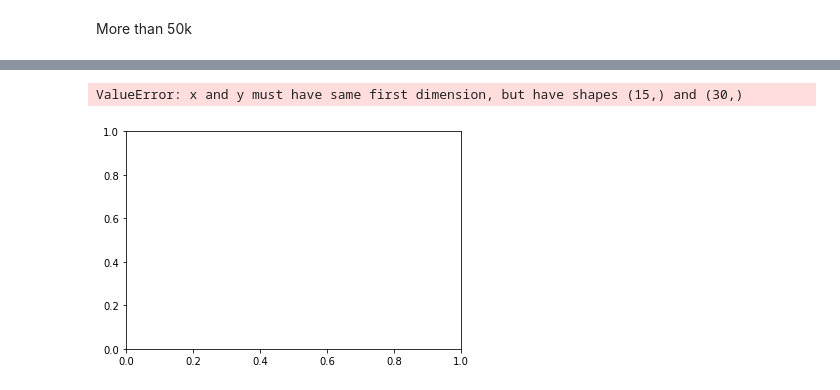
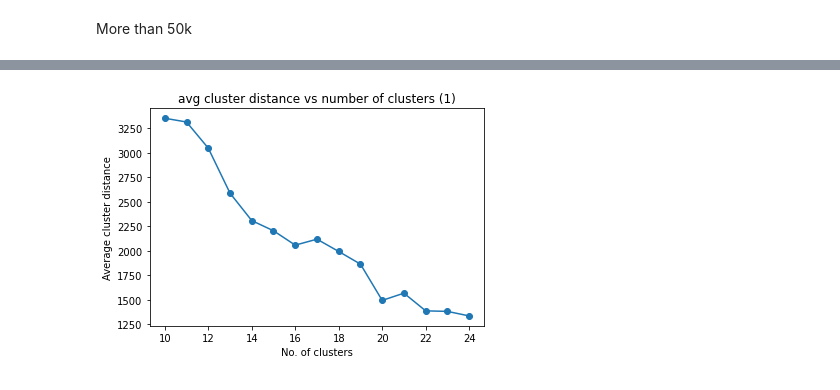
Before and after one commit to samyak19098/ML_Assignments, a Jupyter notebook: ML_Assignment3/Final/Q1.ipynb, the cells around one changed output, grey strips where cells are left out. Saved outputs shown, nothing was run; the diff lists cells and outputs as text; code cells hidden in the pictures.

```diff
--- a/ML_Assignment3/Final/Q1.ipynb
+++ b/ML_Assignment3/Final/Q1.ipynb
@@ -274,8 +237,7 @@ print(num_samples_1, num_samples_2)
 # %% [markdown]
 Normal population data
 # %%
-avg_cluster_distance_byK_1 = {}
-avg_cluster_distance_byN_1 = {}
+avg_cluster_distance_1 = {}
 for k_value in tqdm(range(10, 25)):
 
     print(f'-------- K VALUE = {k_value} --------')
@@ -288,17 +250,13 @@ for k_value in tqdm(range(10, 25)):
     pickle.dump(kmedians_clusterer_1, file)
     file.close()
 
-    avg_dist_byK_1 = kmedians_clusterer_1.get_total_wce() / k_value
-    avg_dist_byN_1 = kmedians_clusterer_1.get_total_wce() / num_samples_1
-
-    avg_cluster_distance_byK_1[k_value] = avg_dist_byK_1
-    avg_cluster_distance_byN_1[k_value] = avg_dist_byN_1
-    print(f'average within cluster distance (byK) = {avg_dist_byK_1}')
-    print(f'average within cluster distance (byN) = {avg_dist_byN_1}')
+    avg_dist_1 = kmedians_clusterer_1.get_total_wce() / k_value
+    avg_cluster_distance_1[k_value] = avg_dist_1
+    print(f'average within cluster distance (byK) = {avg_dist_1}')
 
     clusters_1 = kmedians_clusterer_1.get_clusters()
     medians_1 = kmedians_clusterer_1.get_medians()
-    np.save(f'../model_details/info/clusters_{k_value}_1.npy', np.array(clusters_1))
-    np.save(f'../model_details/info/medians_{k_value}_1.npy', np.array(medians_1))
+    np.save(f'./model_details/info/clusters_{k_value}_1.npy', np.array(clusters_1))
+    np.save(f'./model_details/info/medians_{k_value}_1.npy', np.array(medians_1))
 # %% [output]
 -------- K VALUE = 10 --------
@@ -326,8 +296,7 @@ The same data preprocessing, analysis etc steps have been already performed for
 # %% [markdown]
 More than 50k
 # %%
-avg_cluster_distance_byK_2 = {}
-avg_cluster_distance_byN_2 = {}
+avg_cluster_distance_2 = {}
 
 for k_value in tqdm(range(10, 25)):
     print(f'-------- K VALUE = {k_value} --------')
@@ -336,20 +305,16 @@ for k_value in tqdm(range(10, 25)):
     kmedians_clusterer_2 = kmedians(dim_reduced_data_2, medians_init_2)
     kmedians_clusterer_2.process()
 
-    file = open(f'../model_details/models/kmedians_{k_value}_2.pickle', 'wb')
+    file = open(f'./model_details/models/kmedians_{k_value}_2.pickle', 'wb')
     pickle.dump(kmedians_clusterer_2, file)
     file.close()
 
-    avg_dist_byK_2 = kmedians_clusterer_2.get_total_wce() / k_value
-    avg_dist_byN_2 = kmedians_clusterer_2.get_total_wce() / num_samples_2
-
-    avg_cluster_distance_byK_2[k_value] = avg_dist_byK_2
-    avg_cluster_distance_byN_2[k_value] = avg_dist_byN_2
-    print(f'average within cluster distance (byK) = {avg_dist_byK_2}')
-    print(f'average within cluster distance (byN) = {avg_dist_byN_2}')
+    avg_dist_2 = kmedians_clusterer_2.get_total_wce() / k_value
+    avg_cluster_distance_2[k_value] = avg_dist_2
+    print(f'average within cluster distance= {avg_dist_2}')
     clusters_2 = kmedians_clusterer_2.get_clusters()
     medians_2 = kmedians_clusterer_2.get_medians()
-    np.save(f'../model_info/part_2/clusters/clusters_{k_value}_2.npy', np.array(clusters_2))
-    np.save(f'../model_info/part_2/medians/medians_{k_value}_2.npy', np.array(medians_2))
+    np.save(f'./model_details/info/clusters_{k_value}_2.npy', np.array(clusters_2))
+    np.save(f'./model_details/info/medians_{k_value}_2.npy', np.array(medians_2))
 # %% [output]
 -------- K VALUE = 10 --------
@@ -381,5 +340,4 @@ new dist = 2.8899207824479727
 # %%
-plot_clust_dist(avg_cluster_distance_byN_2, 2)
+plot_clust_dist(avg_cluster_distance_2, 2)
 # %% [output]
-ValueError: x and y must have same first dimension, but have shapes (15,) and (30,)
-[figure, old version]
+[figure, new version]
```
Also changed, not shown: parts of 25 cells of this notebook.
